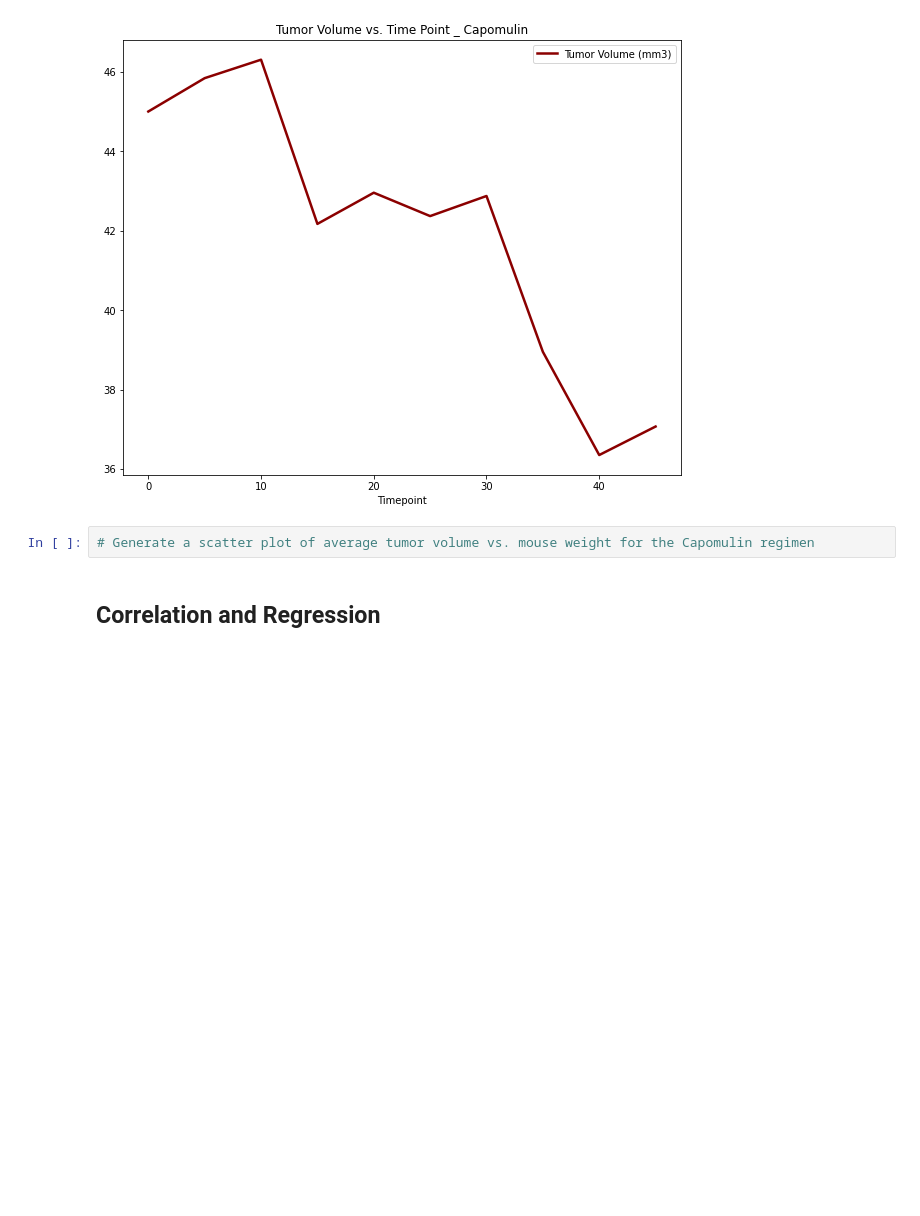
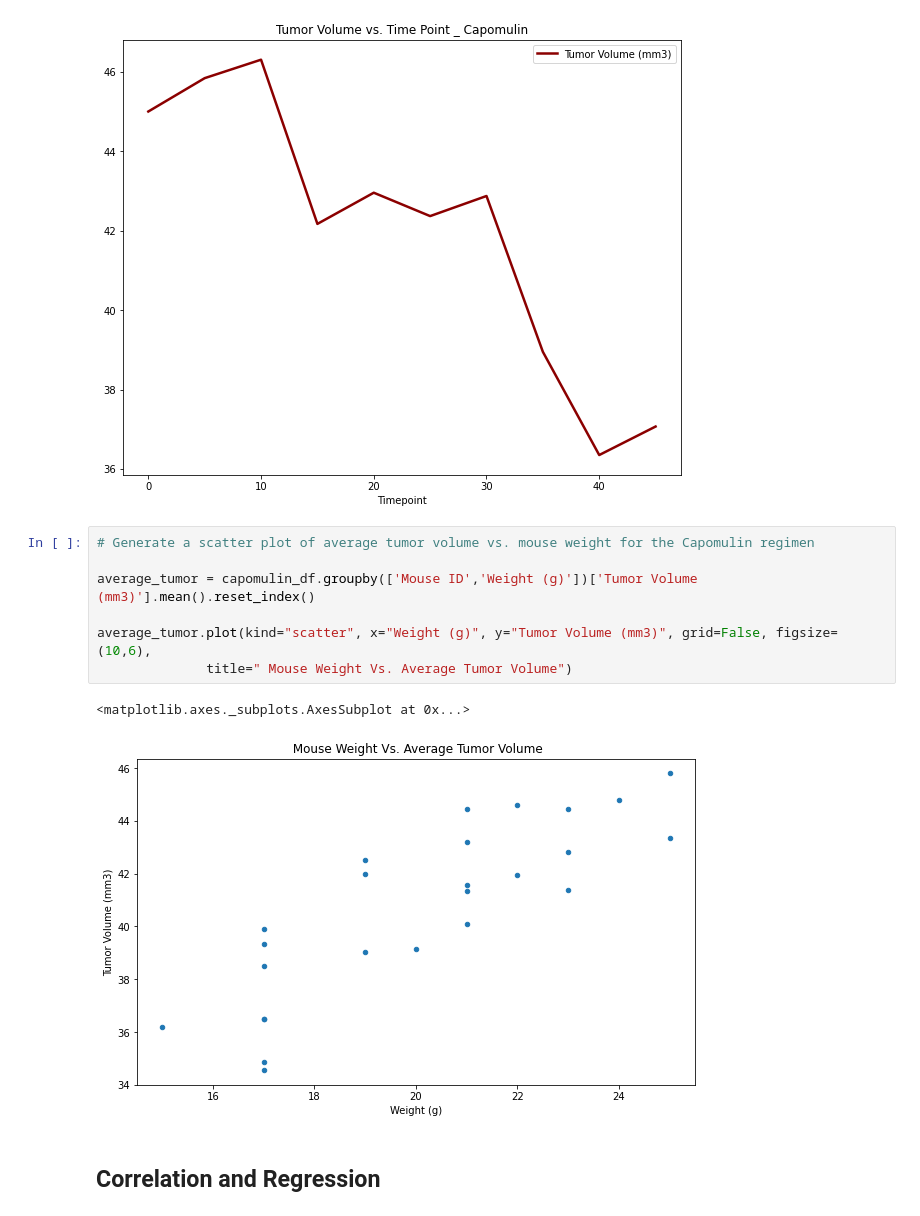
Before and after one commit to TinaKuo77/Matplotlib_Challenging, a Jupyter notebook: Pymaceuticals/FinalResult.ipynb, the cells around one changed output. Cells and saved outputs as stored; diff of their text form; blank space fills up the shorter version.

Commit message:
The Power of Plots

```diff
--- a/Pymaceuticals/FinalResult.ipynb
+++ b/Pymaceuticals/FinalResult.ipynb
@@ -311,6 +311,14 @@ mouseid_capomulin.plot(figsize=(10, 8), title=("Tumor Volume vs. Time Point _ Ca
 [figure]
 # %%
 # Generate a scatter plot of average tumor volume vs. mouse weight for the Capomulin regimen
+
+average_tumor = capomulin_df.groupby(['Mouse ID','Weight (g)'])['Tumor Volume (mm3)'].mean().reset_index()
+
+average_tumor.plot(kind="scatter", x="Weight (g)", y="Tumor Volume (mm3)", grid=False, figsize=(10,6),
+              title=" Mouse Weight Vs. Average Tumor Volume")
+# %% [output]
+<matplotlib.axes._subplots.AxesSubplot at 0x...>
+[figure, added]
 # %% [markdown]
 ## Correlation and Regression
 # %%
```
